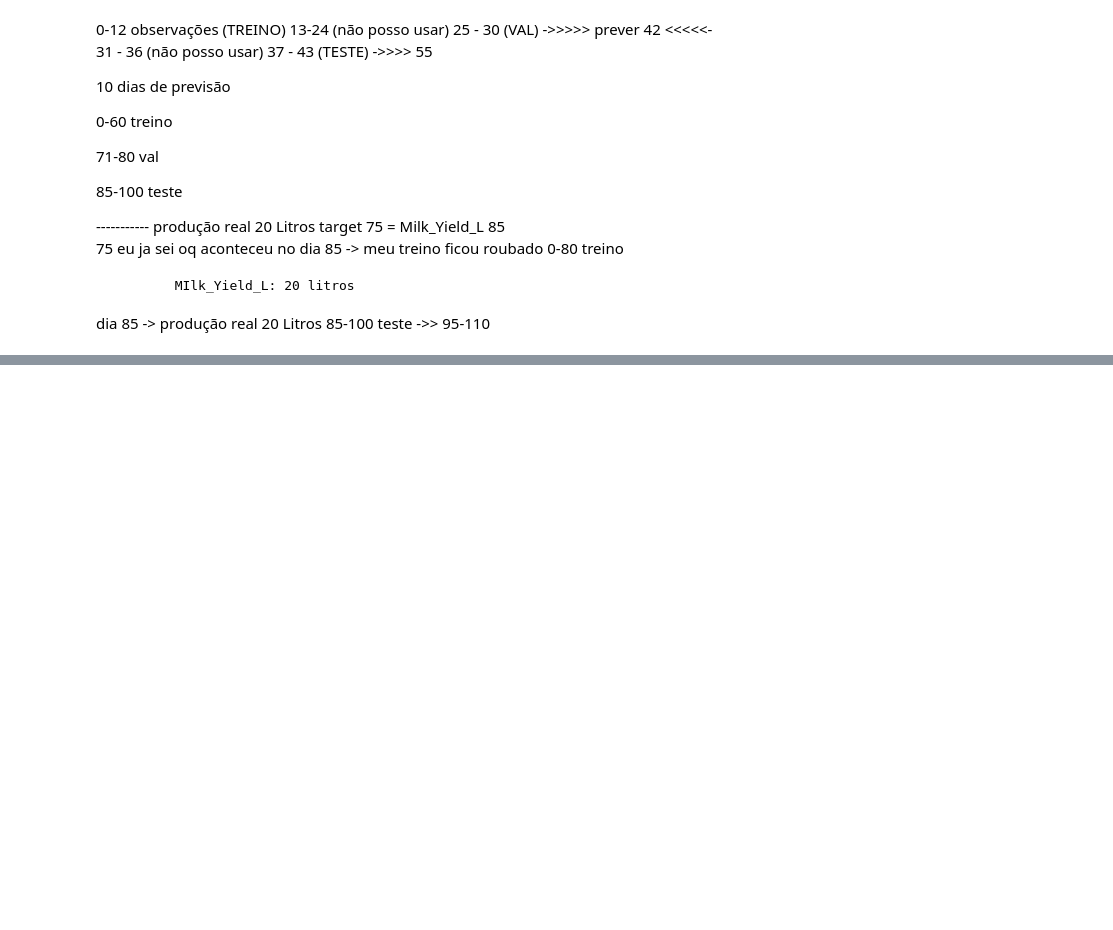
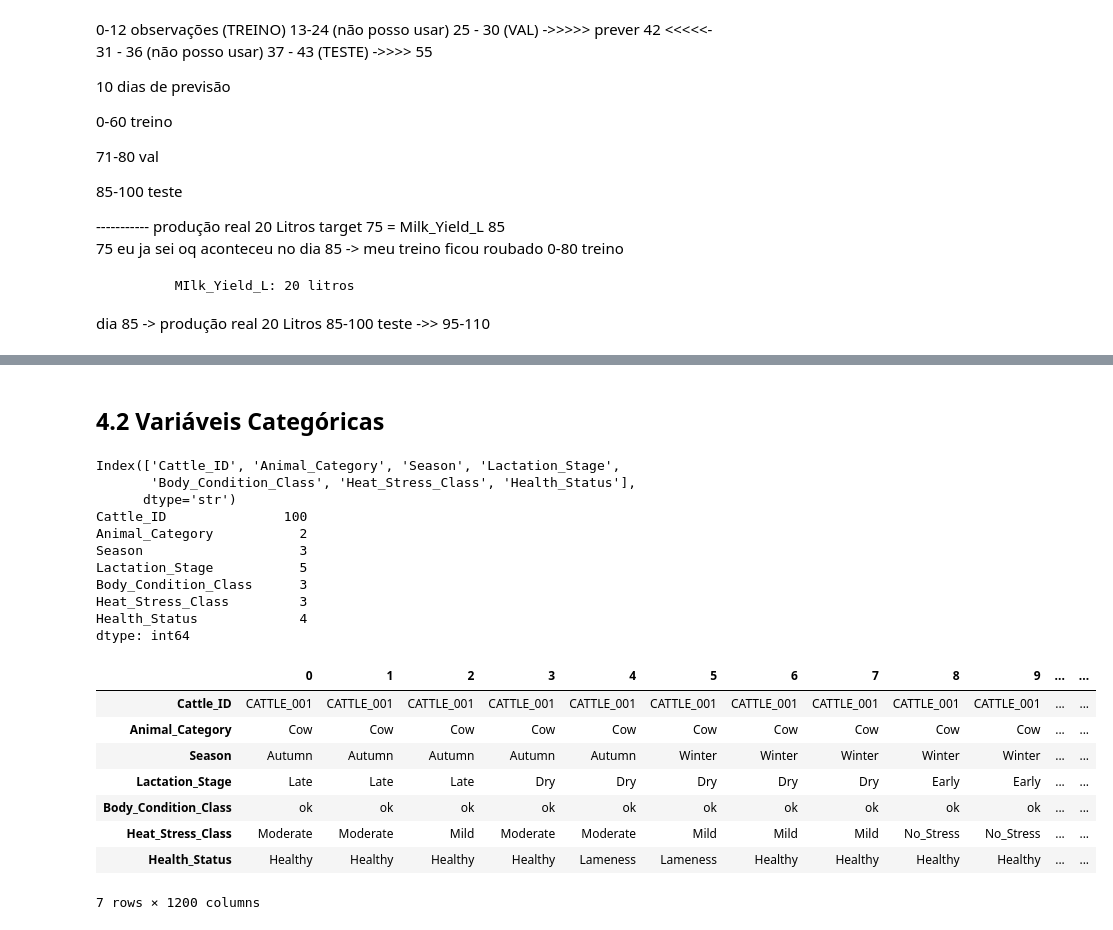
Before and after one commit to lucasffreitasds/projeto_milk_predict_180, a Jupyter notebook: projeto_milk_predict_180.ipynb, the cells around one changed output, grey strips where cells are left out. Cells and saved outputs as stored; diff of their text form; code cells hidden in the pictures; blank space fills up the shorter version.

```diff
--- a/projeto_milk_predict_180.ipynb
+++ b/projeto_milk_predict_180.ipynb
@@ -217,0 +390,29 @@ dia 85 -> produção real 20 Litros
+# %% [markdown]
+## 4.2 Variáveis Categóricas
+# %%
+cat_atributos = df_train.select_dtypes(exclude=['float64', 'int', 'datetime64'])
+
+print(cat_atributos.columns)
+print(cat_atributos.nunique())
+cat_atributos.T
+# %% [output]
+Index(['Cattle_ID', 'Animal_Category', 'Season', 'Lactation_Stage',
+       'Body_Condition_Class', 'Heat_Stress_Class', 'Health_Status'],
+      dtype='str')
+Cattle_ID               100
+Animal_Category           2
+Season                    3
+Lactation_Stage           5
+Body_Condition_Class      3
+Heat_Stress_Class         3
+Health_Status             4
+dtype: int64
+|  | 0 | 1 | 2 | 3 | 4 | 5 | 6 | 7 | 8 | 9 | ... | ... |
+| Cattle_ID | CATTLE_001 | CATTLE_001 | CATTLE_001 | CATTLE_001 | CATTLE_001 | CATTLE_001 | CATTLE_001 | CATTLE_001 | CATTLE_001 | CATTLE_001 | ... | ... |
+| Animal_Category | Cow | Cow | Cow | Cow | Cow | Cow | Cow | Cow | Cow | Cow | ... | ... |
+| Season | Autumn | Autumn | Autumn | Autumn | Autumn | Winter | Winter | Winter | Winter | Winter | ... | ... |
+| Lactation_Stage | Late | Late | Late | Dry | Dry | Dry | Dry | Dry | Early | Early | ... | ... |
+| Body_Condition_Class | ok | ok | ok | ok | ok | ok | ok | ok | ok | ok | ... | ... |
+| Heat_Stress_Class | Moderate | Moderate | Mild | Moderate | Moderate | Mild | Mild | Mild | No_Stress | No_Stress | ... | ... |
+| Health_Status | Healthy | Healthy | Healthy | Healthy | Lameness | Lameness | Healthy | Healthy | Healthy | Healthy | ... | ... |
+7 rows × 1200 columns
```
Also changed, not shown: parts of 29 cells of this notebook.
